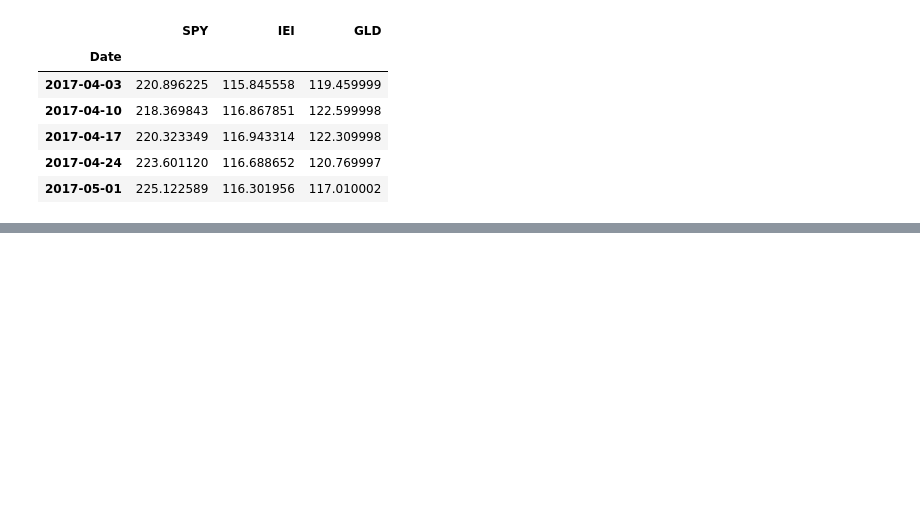
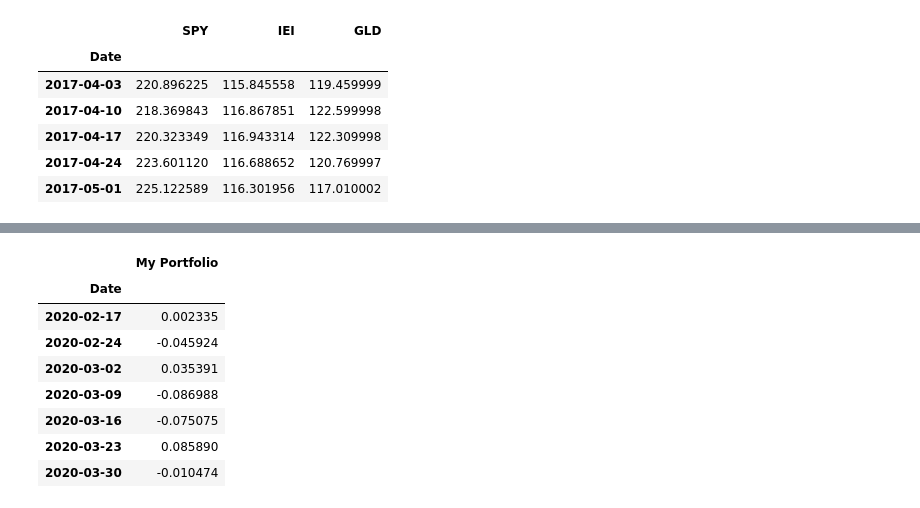
Before and after one commit to rickatx/rfpfolio, a Jupyter notebook: 00_core.ipynb, the cells around one changed output, grey strips where cells are left out. Cells and saved outputs as stored; diff of their text form; code cells hidden in the pictures; blank space fills up the shorter version.

```diff
--- a/00_core.ipynb
+++ b/00_core.ipynb
@@ -99,0 +286,22 @@ last.to_numpy()[0] = np.array([310.519989, 133.316208, 166.619995])
+# %%
+def pf_period_returns(price_df, weights, rebal_period, pf_name, pf_start_val = 1, normalize_wts=False):
+    """
+    Compute the sequence of portfolio period returns from a sequence of asset prices, with rebalancing
+    at a fixed interval.
+
+    Arguments:
+        price_df: Dataframe of asset returns as (noncumulative) wealth ratios, indexed by date
+        weights: portfolio weights for each asset ordered the same as columns of `price_df`
+        pf_name: name for this portfolio -- will appear as column name
+        rebal_period: length of the rebalance period, expressed in number of rows of `price_df`
+
+    Returns:
+        A DataFrame containing the sequence of portfolio period returns
+    """
+    # Compute portfolio cumulative wealth ratios (with rebalancing).
+    pf_val_ar = np.asarray(pf_cum_wr_seq(price_df, weights, rebal_period, normalize_wts))
+
+    # Cumulative wealth ratios to period returns
+    pf_ret_ar = cum_wr_to_period_returns(pf_val_ar)
+
+    return pd.DataFrame(pf_ret_ar, index=price_df.index, columns=[pf_name])
@@ -99,0 +394,15 @@ last.to_numpy()[0] = np.array([310.519989, 133.316208, 166.619995])
+# %%
+# Validate we get the same results if we start computing the returns much earlier -- as long
+# as the rebalance periods are aligned.
+# skip the first two elements of wr_6040 -- rebalance times must align to get the same result
+pf_period_returns(wr_6040.iloc[2:, :], [0.4, 0.6], 3, 'My Portfolio').loc['2020-02-17':].head(7)
+# %% [output]
+|  | My Portfolio |
+| Date |  |
+| 2020-02-17 | 0.002335 |
+| 2020-02-24 | -0.045924 |
+| 2020-03-02 | 0.035391 |
+| 2020-03-09 | -0.086988 |
+| 2020-03-16 | -0.075075 |
+| 2020-03-23 | 0.085890 |
+| 2020-03-30 | -0.010474 |
```
Also changed, not shown: parts of 34 cells of this notebook, 5 other files.
